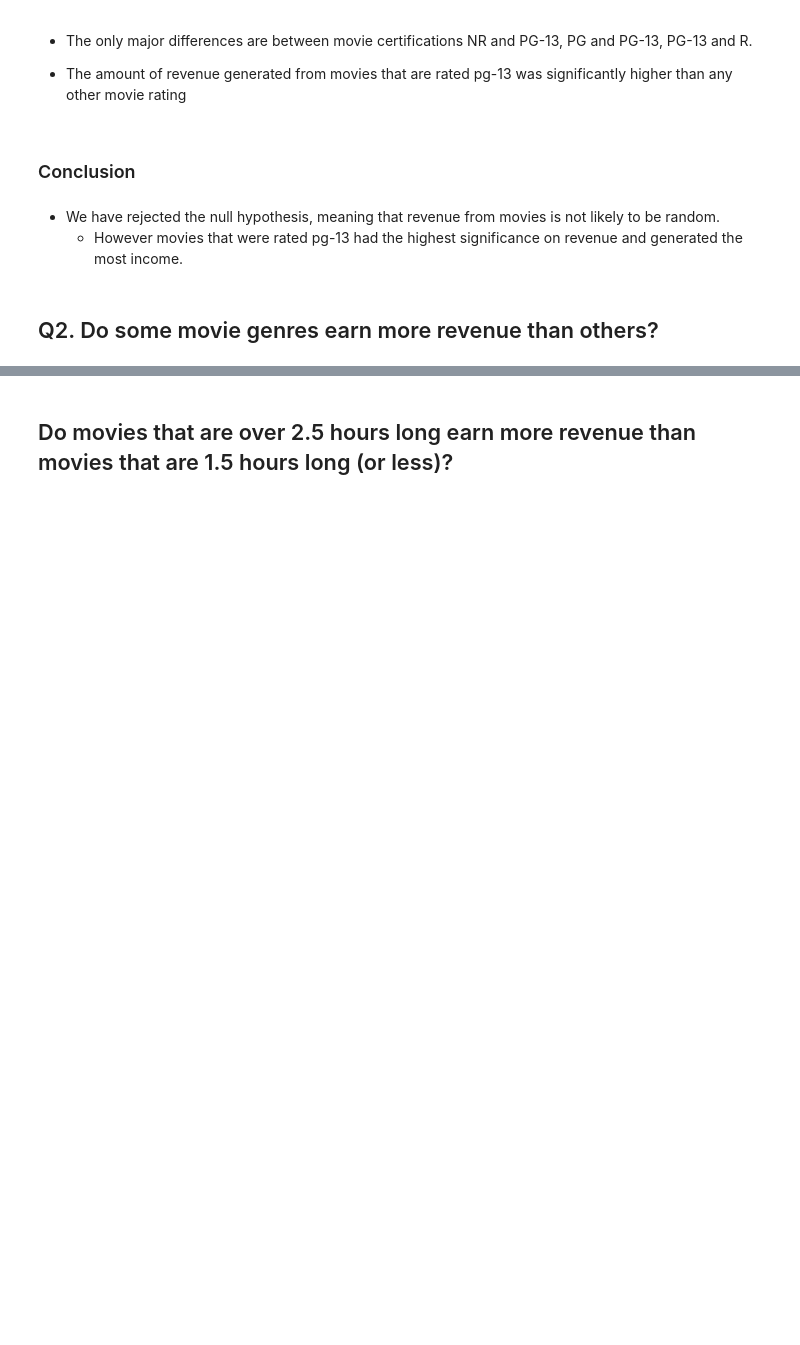
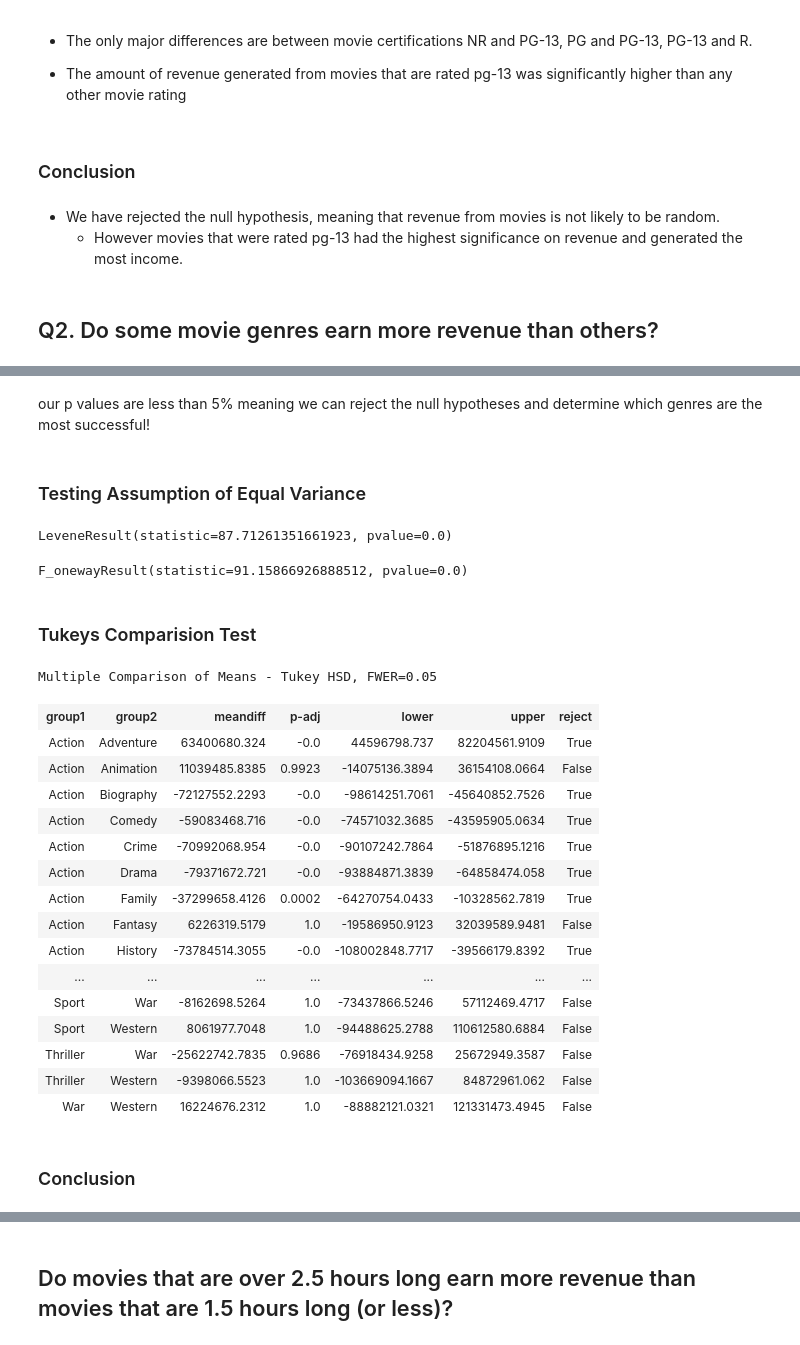
Before and after one commit to SeanRommes/Predicting-Better-Movies, a Jupyter notebook: Making Better Movies Pt. 4- Hypothesis Testing.ipynb, the cells around one changed output, grey strips where cells are left out. Saved outputs shown, nothing was run; the diff lists cells and outputs as text; code cells hidden in the pictures; blank space fills up the shorter version.

Commit message:
Completed hypothesis testing

```diff
--- a/Making Better Movies Pt. 4- Hypothesis Testing.ipynb
+++ b/Making Better Movies Pt. 4- Hypothesis Testing.ipynb
@@ -494,0 +706,46 @@ genres.value_counts().sum()
+# %% [markdown]
+our p values are less than 5% meaning we can reject the null hypotheses and determine which genres are the most successful!
+# %% [markdown]
+### Testing Assumption of Equal Variance
+# %%
+# getting levene stats with the * operator
+stats.levene(*groups.values())
+# %% [output]
+LeveneResult(statistic=87.71261351661923, pvalue=0.0)
+# %%
+# perform  oneway test
+result = stats.f_oneway( *groups.values())
+result
+# %% [output]
+F_onewayResult(statistic=91.15866926888512, pvalue=0.0)
+# %% [markdown]
+### Tukeys Comparision Test
+# %%
+# determining which groups were different
+## save the values as charges and the labels to the region
+values = plot_df['revenue']
+labels = plot_df['genre_name']
+
+## perform tukey's multiple comparison test and display the summary
+tukeys_results = pairwise_tukeyhsd(values,labels)
+tukeys_results.summary()
+# %% [output]
+Multiple Comparison of Means - Tukey HSD, FWER=0.05
+| group1 | group2 | meandiff | p-adj | lower | upper | reject |
+| Action | Adventure | 63400680.324 | -0.0 | 44596798.737 | 82204561.9109 | True |
+| Action | Animation | 11039485.8385 | 0.9923 | -14075136.3894 | 36154108.0664 | False |
+| Action | Biography | -72127552.2293 | -0.0 | -98614251.7061 | -45640852.7526 | True |
+| Action | Comedy | -59083468.716 | -0.0 | -74571032.3685 | -43595905.0634 | True |
+| Action | Crime | -70992068.954 | -0.0 | -90107242.7864 | -51876895.1216 | True |
+| Action | Drama | -79371672.721 | -0.0 | -93884871.3839 | -64858474.058 | True |
+| Action | Family | -37299658.4126 | 0.0002 | -64270754.0433 | -10328562.7819 | True |
+| Action | Fantasy | 6226319.5179 | 1.0 | -19586950.9123 | 32039589.9481 | False |
+| Action | History | -73784514.3055 | -0.0 | -108002848.7717 | -39566179.8392 | True |
+| ... | ... | ... | ... | ... | ... | ... |
+| Sport | War | -8162698.5264 | 1.0 | -73437866.5246 | 57112469.4717 | False |
+| Sport | Western | 8061977.7048 | 1.0 | -94488625.2788 | 110612580.6884 | False |
+| Thriller | War | -25622742.7835 | 0.9686 | -76918434.9258 | 25672949.3587 | False |
+| Thriller | Western | -9398066.5523 | 1.0 | -103669094.1667 | 84872961.062 | False |
+| War | Western | 16224676.2312 | 1.0 | -88882121.0321 | 121331473.4945 | False |
+# %% [markdown]
+### Conclusion
```
Also changed, not shown: parts of 54 cells of this notebook.
